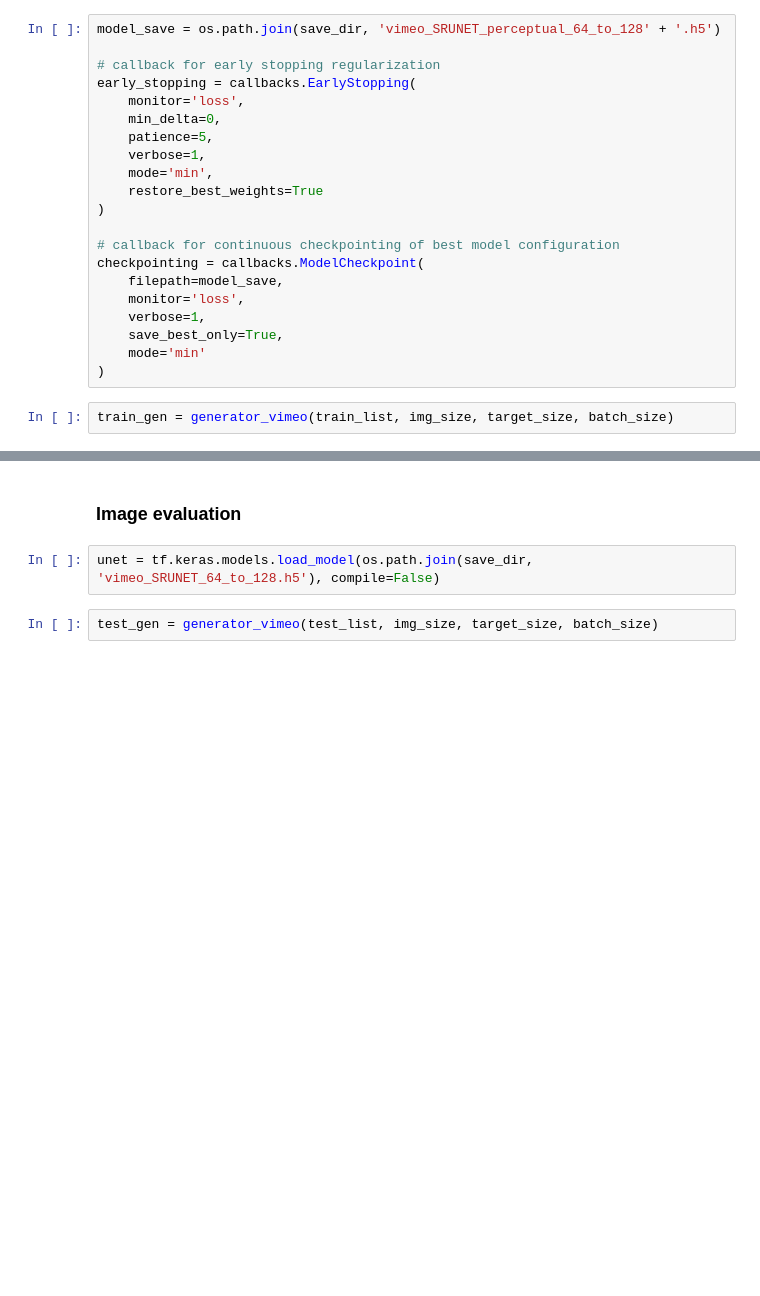
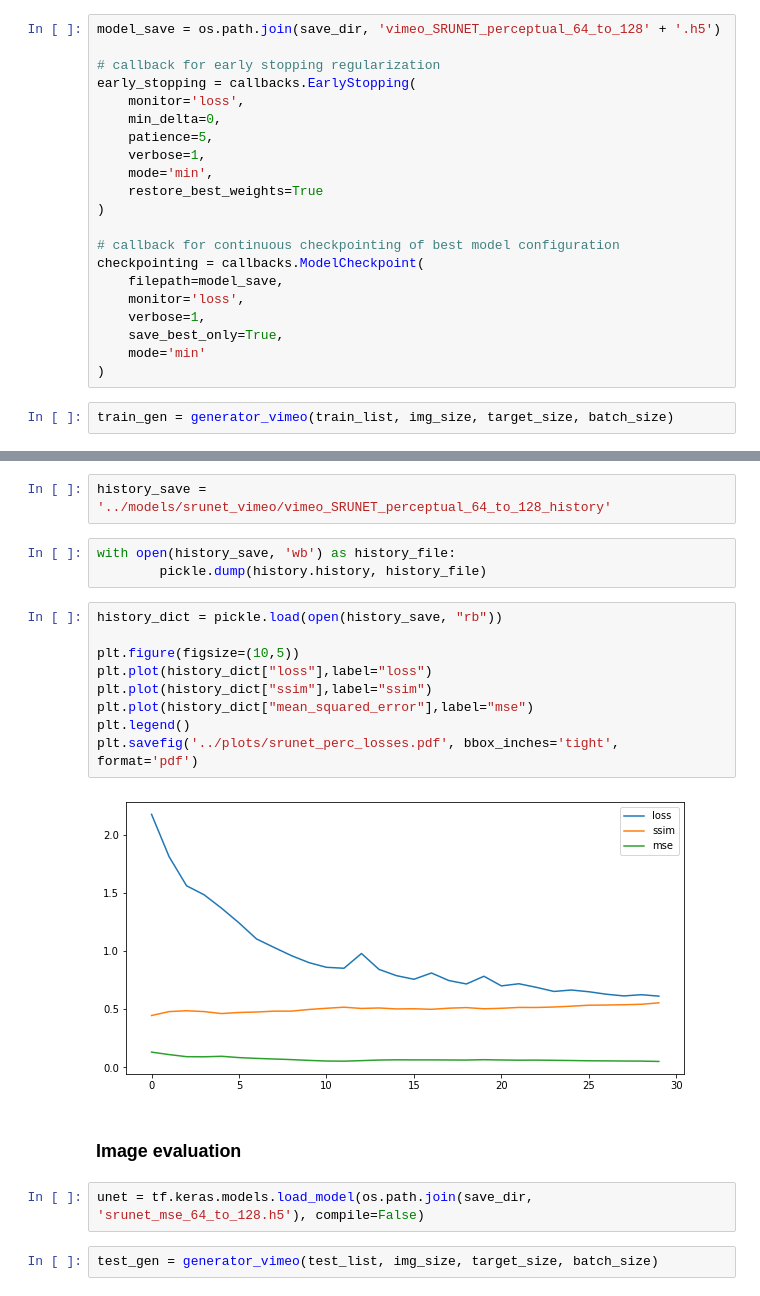
Before and after one commit to chododom/Image-and-Video-Super-Resolution, a Jupyter notebook: src/Image_super_resolution.ipynb, the cells around one changed output, grey strips where cells are left out. Saved outputs shown, nothing was run; the diff lists cells and outputs as text; blank space fills up the shorter version.

```diff
--- a/src/Image_super_resolution.ipynb
+++ b/src/Image_super_resolution.ipynb
@@ -173,10 +150,26 @@ Epoch 00004: loss improved from 1.55979 to 1.48269, saving model to ../models\vi
 Epoch 30/30
 Epoch 00030: loss improved from 0.61350 to 0.61160, saving model to ../models\vimeo_SRUNET_perceptual_64_to_128.h5
 1761/1761 [==============================] - 464s 263ms/step - loss: 0.6116 - psnr: 19.1601 - ssim: 0.5542 - mean_squared_error: 0.0506
+# %%
+history_save =  '../models/srunet_vimeo/vimeo_SRUNET_perceptual_64_to_128_history'
+# %%
+with open(history_save, 'wb') as history_file:
+        pickle.dump(history.history, history_file)
+# %%
+history_dict = pickle.load(open(history_save, "rb"))
+
+plt.figure(figsize=(10,5))
+plt.plot(history_dict["loss"],label="loss")
+plt.plot(history_dict["ssim"],label="ssim")
+plt.plot(history_dict["mean_squared_error"],label="mse")
+plt.legend()
+plt.savefig('../plots/srunet_perc_losses.pdf', bbox_inches='tight', format='pdf')
+# %% [output]
+[figure, added]
 # %% [markdown]
 ### Image evaluation
 # %%
-unet = tf.keras.models.load_model(os.path.join(save_dir, 'vimeo_SRUNET_64_to_128.h5'), compile=False)
+unet = tf.keras.models.load_model(os.path.join(save_dir, 'srunet_mse_64_to_128.h5'), compile=False)
 # %%
 test_gen = generator_vimeo(test_list, img_size, target_size, batch_size)
 # %%
```
Also changed, not shown: parts of 27 cells of this notebook, 11 other files.
